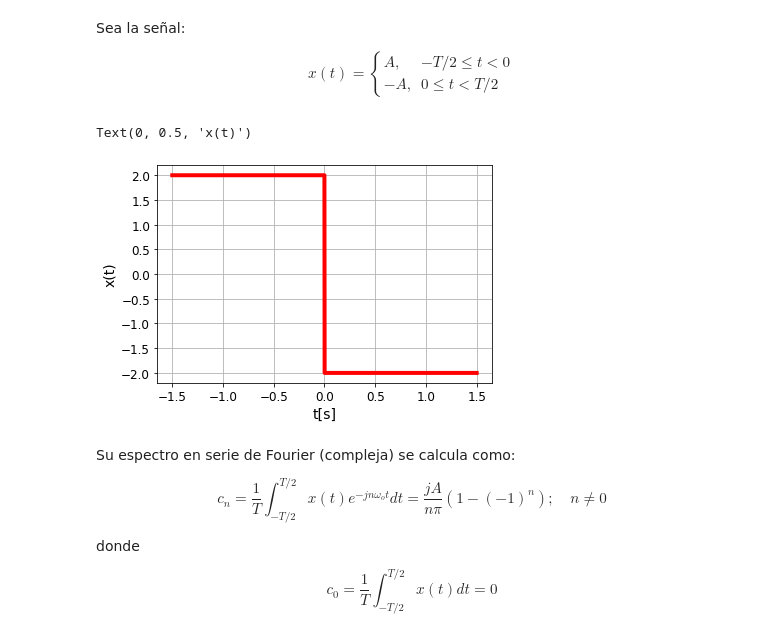
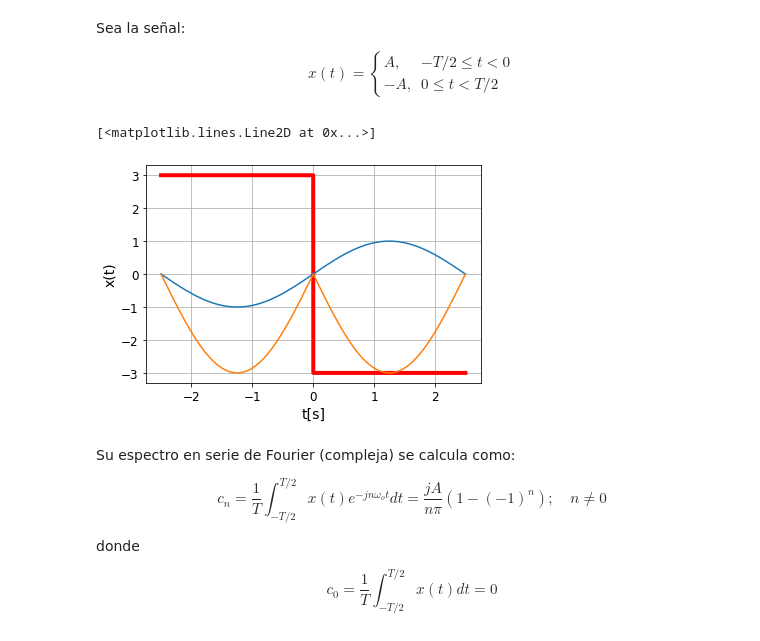
Before and after one commit to amalvarezme/SenalesSistemas, a Jupyter notebook: 2_SerieyTransformadaFourier/SerieFourierEj_Trigo_Compacta.ipynb, the cells around one changed output. Cells and saved outputs as stored; diff of their text form; code cells hidden in the pictures.

```diff
--- a/2_SerieyTransformadaFourier/SerieFourierEj_Trigo_Compacta.ipynb
+++ b/2_SerieyTransformadaFourier/SerieFourierEj_Trigo_Compacta.ipynb
@@ -9,31 +9,36 @@ x(t) = \begin{cases} A, & -T/2 \leq t < 0 \\ -A, & 0 \leq t < T/2 \end{cases}
 # %%
 # Para graficar
 %matplotlib inline
 import matplotlib as mpl
 import matplotlib.pyplot as plt
 import numpy as np
 import warnings
 warnings.filterwarnings("ignore")
 
 mpl.rc('axes', labelsize=14)
 mpl.rc('xtick', labelsize=12)
 mpl.rc('ytick', labelsize=12)
 
-A = 2
-T = 3 #3 segundos de grafica
+A = 3
+T = 5 #3 segundos de grafica
 Fs = 1000 # 500 muestras por segundo Ajustar según señal estudiada
 Nm = T*Fs #numero de muestras requeridas
 tv = np.linspace(-T/2,T/2,Nm)
 
 xo = np.concatenate((A*np.ones(int(Nm/2)), -A*np.ones(int(Nm/2))), axis=0)
 
 plt.plot(tv,xo,'r',linewidth=4)
 plt.grid()
 plt.xlabel("t[s]",fontsize = 14)
 plt.ylabel("x(t)",fontsize = 14)
+#wn = n w0 = n 2 pi/T
+w2 = 2*np.pi/T
+sinn2 = np.sin(w2*tv)
+plt.plot(tv,sinn2)
+plt.plot(tv,xo*sinn2)
 # %% [output]
-Text(0, 0.5, 'x(t)')
+[<matplotlib.lines.Line2D at 0x...>]
-[figure, old version]
+[figure, new version]
 # %% [markdown]
 Su espectro en serie de Fourier (compleja) se calcula como:
 
```
Also changed, not shown: parts of 7 cells of this notebook.
